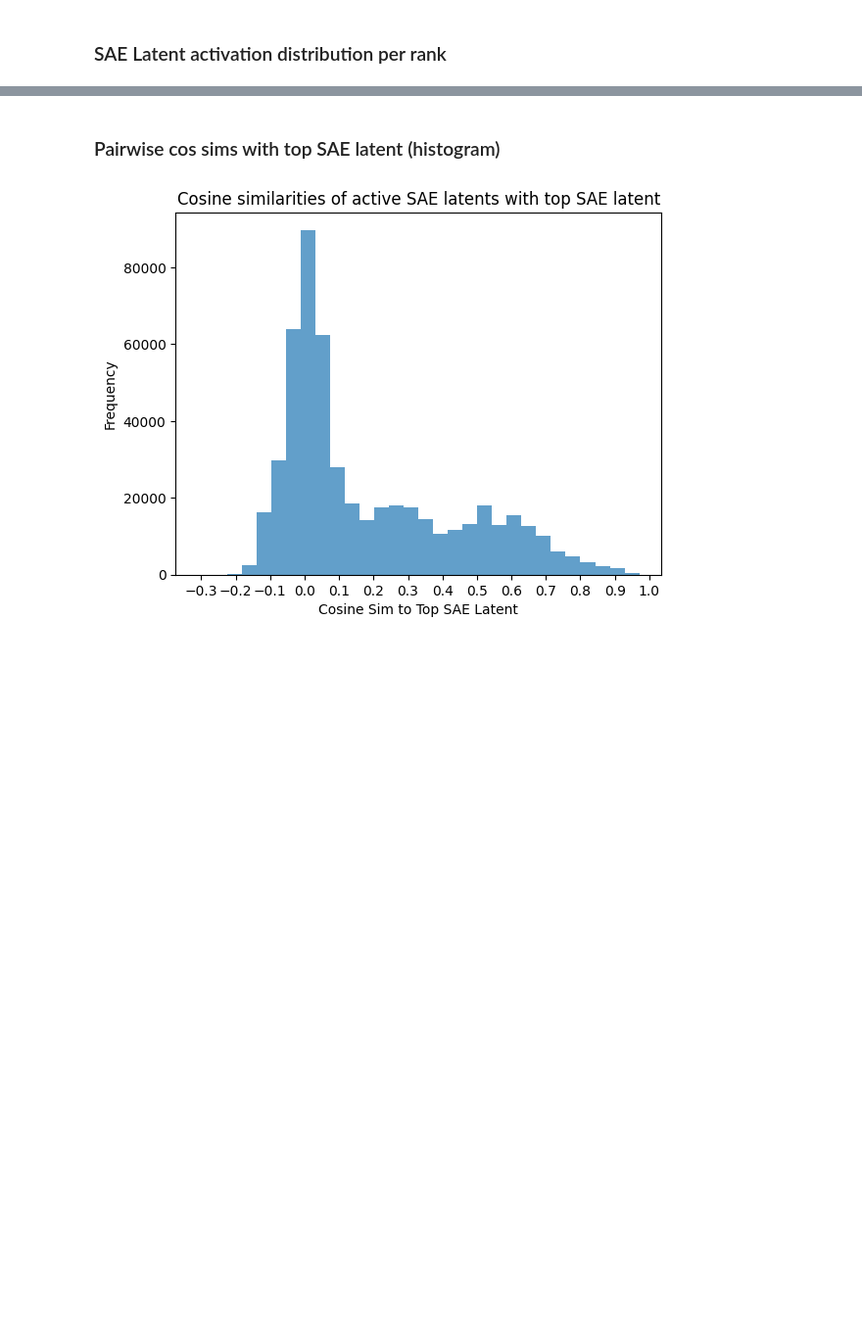
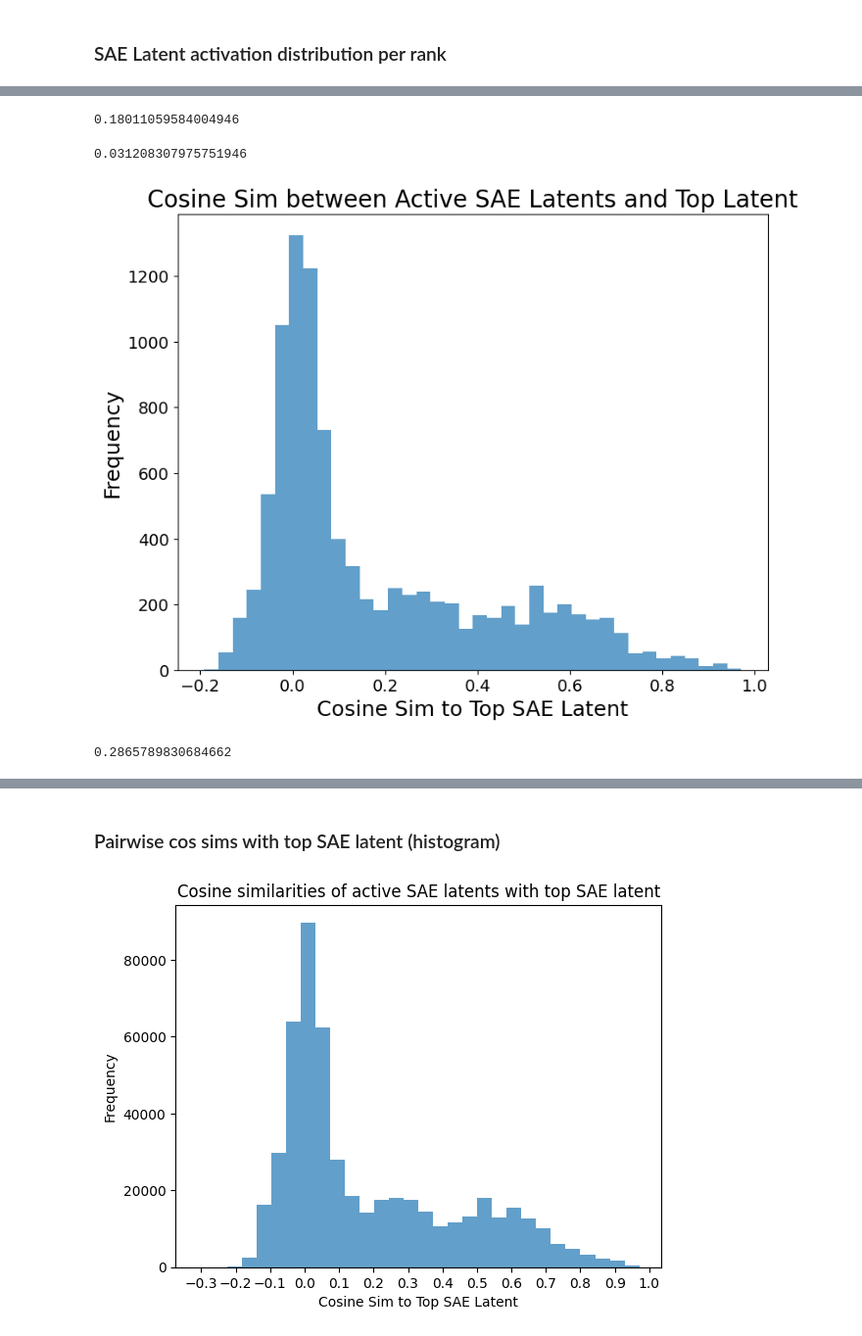
Before and after one commit to jettjaniak/teren, a Jupyter notebook: notebooks/ad_hoc_experiments.ipynb, the cells around one changed output, grey strips where cells are left out. Shown at 98% size. Drawn from its saved outputs; the diff is of its cells as text; code cells hidden in the pictures; blank space fills up the shorter version.

```diff
--- a/notebooks/ad_hoc_experiments.ipynb
+++ b/notebooks/ad_hoc_experiments.ipynb
@@ -1095,0 +1204,2 @@ plt.show()
+# %%
+n_samples = 500
@@ -1095,0 +1290,45 @@ plt.show()
+# %%
+np.array(model_generated_cos_sims).mean()
+# %% [output]
+0.18011059584004946
+# %%
+np.array(synth_cos_sims).mean()
+# %% [output]
+0.031208307975751946
+# %%
+ticks_fontsize = 14
+label_fontsize = 18
+title_fontsize = 20
+legend_fontsize = 14
+
+# Create the box plot
+plt.figure(figsize=(9, 7))  # width, height
+
+# all_data = np.concatenate([model_generated_cos_sims, synth_cos_sims])
+# bins = np.linspace(min(all_data), max(all_data), 30)
+
+plt.hist(
+    model_generated_cos_sims,
+    bins="auto",
+    alpha=0.7,
+    density=False,
+    color="tab:blue",
+    label="Model Generated",
+)
+# plt.hist(synth_cos_sims, bins=bins, alpha=0.7, density=False, color="tab:green", label="Synthetic Structured")
+
+plt.xticks(fontsize=ticks_fontsize)
+plt.yticks(fontsize=ticks_fontsize)
+
+title = "Cosine Sim between Active SAE Latents and Top Latent"
+
+# Customize the plot
+plt.xlabel("Cosine Sim to Top SAE Latent", fontsize=label_fontsize)
+plt.ylabel("Frequency", fontsize=label_fontsize)
+plt.title(title, fontsize=title_fontsize)
+# plt.legend()
+
+# Show the plot
+plt.show()
+# %% [output]
+[figure, added]
@@ -1095,0 +1362,4 @@ plt.show()
+# %%
+mean_cossim
+# %% [output]
+0.2865789830684662
```
Also changed, not shown: parts of 21 cells of this notebook, 2 other files.
